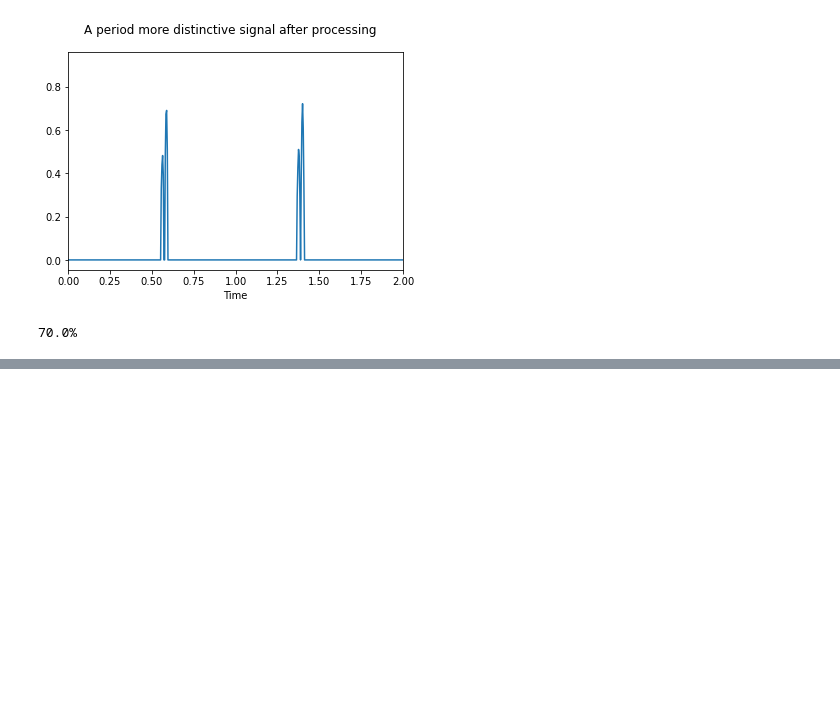
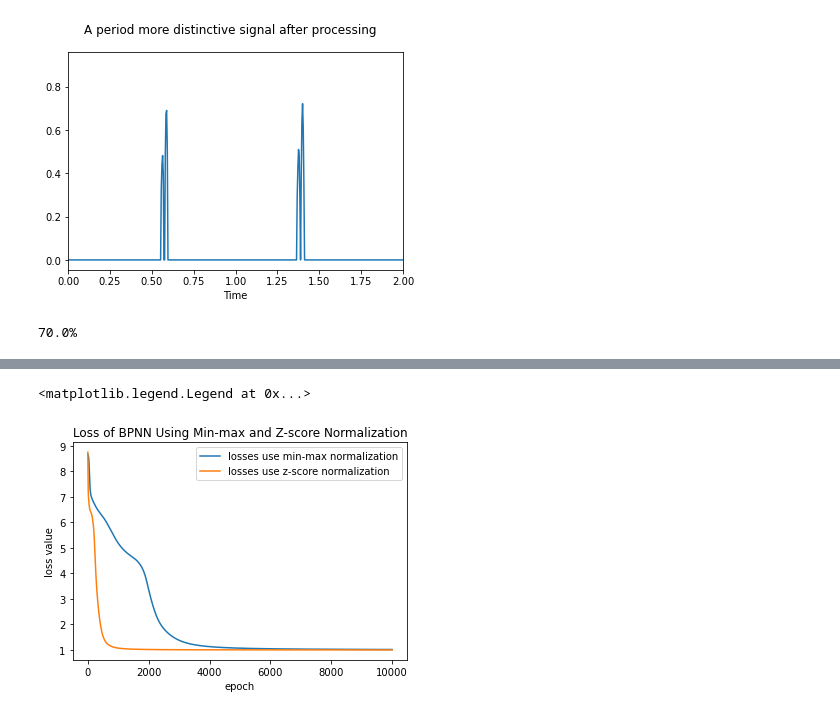
Before and after one commit to brlinbiu/stress-detector, a Jupyter notebook: quick_pre_demo.ipynb, the cells around one changed output, grey strips where cells are left out. Saved outputs shown, nothing was run; the diff lists cells and outputs as text; code cells hidden in the pictures; blank space fills up the shorter version.

```diff
--- a/quick_pre_demo.ipynb
+++ b/quick_pre_demo.ipynb
@@ -200,0 +253,6 @@ print(str((10 - sum) / 10 * 100) + "%")
+# %%
+bp_out = []
+for i in range(17):
+    bp_out.append([0, 1])
+    bp_out.append([1, 0])
+np.array(bp_out).reshape(34, 2)
@@ -200,0 +277,5 @@ print(str((10 - sum) / 10 * 100) + "%")
+# %%
+from bp_neural_network import BPNN
+bp_class = BPNN()
+bp_class.setup(7, 12, 2)
+loss, acc_rate = bp_class.train(bp_in, bp_out, 10000, 0.2, 0.1)
@@ -200,0 +370,15 @@ print(str((10 - sum) / 10 * 100) + "%")
+# %%
+loss_minmax = loss
+# %%
+loss_z = loss
+# %%
+fig, ax = plt.subplots()
+ax.plot(loss_minmax, label='losses use min-max normalization')
+ax.plot(loss_z, label='losses use z-score normalization')
+ax.set_xlabel('epoch')
+ax.set_ylabel('loss value')
+ax.set_title('Loss of BPNN Using Min-max and Z-score Normalization')
+ax.legend()
+# %% [output]
+<matplotlib.legend.Legend at 0x...>
+[figure, added]
```
Also changed, not shown: parts of 18 cells of this notebook, 11 other files.
